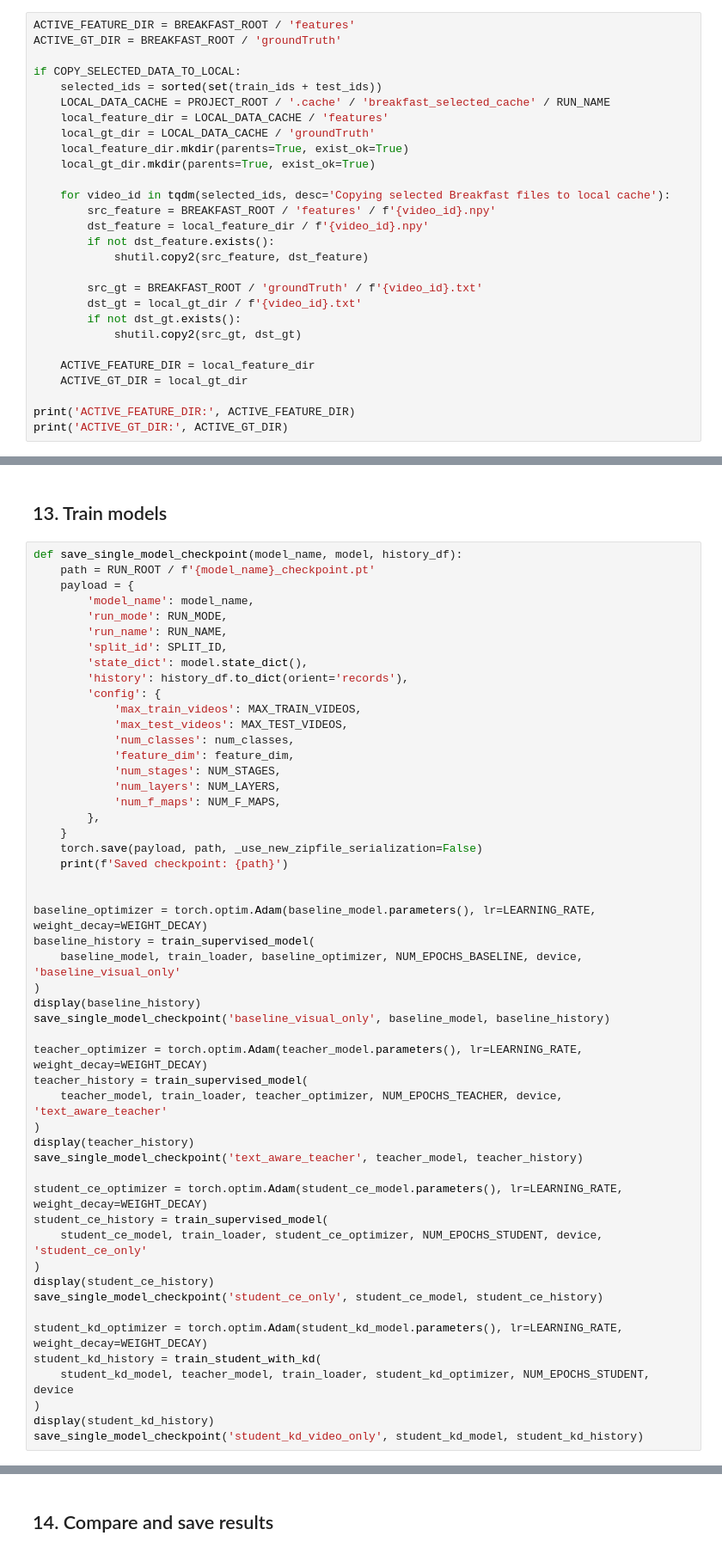
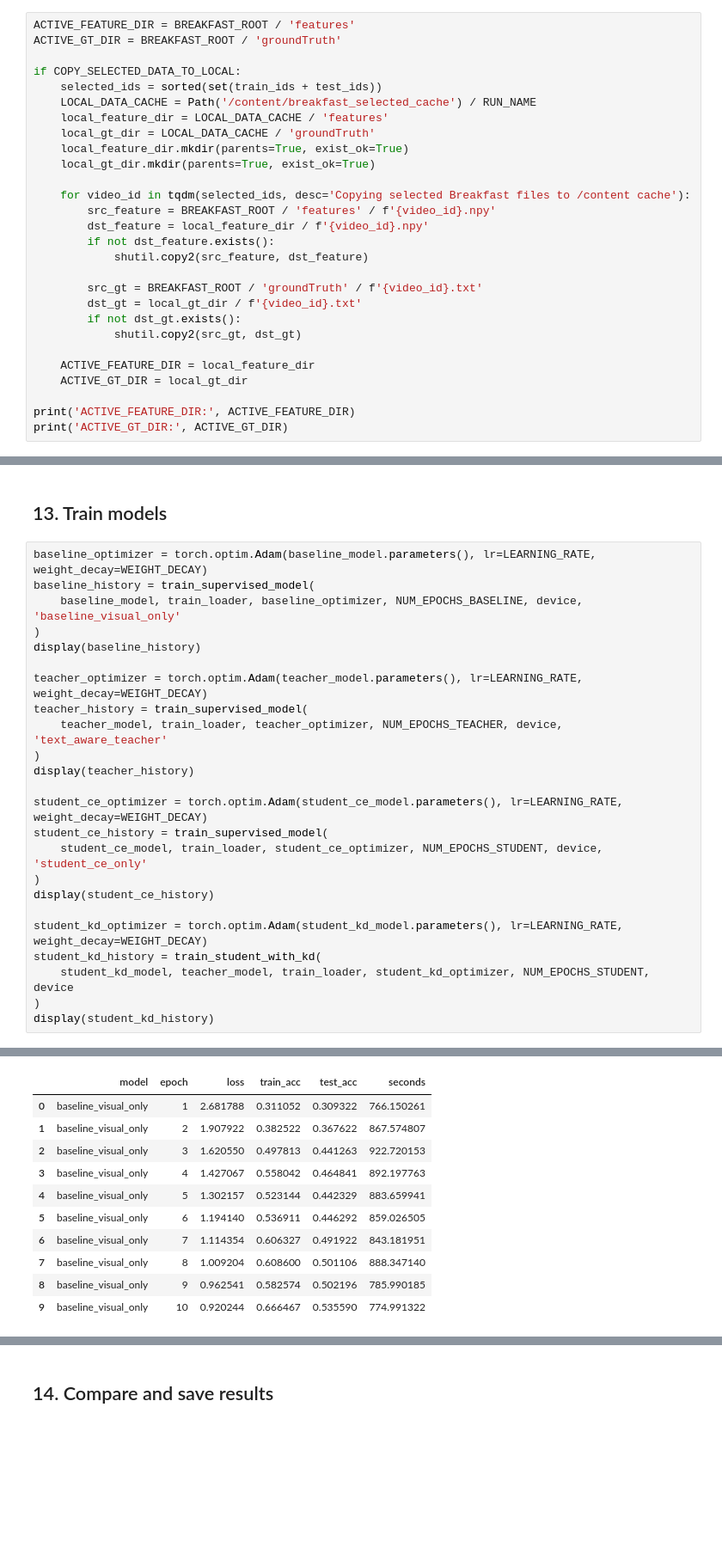
Before and after one commit to Bonartze/text-assisted-tas, a Jupyter notebook: notebooks/03_mstcn_teacher_student_training.ipynb, the cells around one changed output, grey strips where cells are left out. Shown at 86% size. Drawn from its saved outputs; the diff is of its cells as text; blank space fills up the shorter version.

```diff
--- a/notebooks/03_mstcn_teacher_student_training.ipynb
+++ b/notebooks/03_mstcn_teacher_student_training.ipynb
@@ -279,13 +232,13 @@ ACTIVE_GT_DIR = BREAKFAST_ROOT / 'groundTruth'
 
 if COPY_SELECTED_DATA_TO_LOCAL:
     selected_ids = sorted(set(train_ids + test_ids))
-    LOCAL_DATA_CACHE = PROJECT_ROOT / '.cache' / 'breakfast_selected_cache' / RUN_NAME
+    LOCAL_DATA_CACHE = Path('/content/breakfast_selected_cache') / RUN_NAME
     local_feature_dir = LOCAL_DATA_CACHE / 'features'
     local_gt_dir = LOCAL_DATA_CACHE / 'groundTruth'
     local_feature_dir.mkdir(parents=True, exist_ok=True)
     local_gt_dir.mkdir(parents=True, exist_ok=True)
 
-    for video_id in tqdm(selected_ids, desc='Copying selected Breakfast files to local cache'):
+    for video_id in tqdm(selected_ids, desc='Copying selected Breakfast files to /content cache'):
         src_feature = BREAKFAST_ROOT / 'features' / f'{video_id}.npy'
         dst_feature = local_feature_dir / f'{video_id}.npy'
         if not dst_feature.exists():
@@ -609,53 +577,27 @@ def train_student_with_kd(student, teacher, loader, optimizer, num_epochs, devic
 # %% [markdown]
 ## 13. Train models
 # %%
-def save_single_model_checkpoint(model_name, model, history_df):
-    path = RUN_ROOT / f'{model_name}_checkpoint.pt'
-    payload = {
-        'model_name': model_name,
-        'run_mode': RUN_MODE,
-        'run_name': RUN_NAME,
-        'split_id': SPLIT_ID,
-        'state_dict': model.state_dict(),
-        'history': history_df.to_dict(orient='records'),
-        'config': {
-            'max_train_videos': MAX_TRAIN_VIDEOS,
-            'max_test_videos': MAX_TEST_VIDEOS,
-            'num_classes': num_classes,
-            'feature_dim': feature_dim,
-            'num_stages': NUM_STAGES,
-            'num_layers': NUM_LAYERS,
-            'num_f_maps': NUM_F_MAPS,
-        },
-    }
-    torch.save(payload, path, _use_new_zipfile_serialization=False)
-    print(f'Saved checkpoint: {path}')
-
-
 baseline_optimizer = torch.optim.Adam(baseline_model.parameters(), lr=LEARNING_RATE, weight_decay=WEIGHT_DECAY)
 baseline_history = train_supervised_model(
     baseline_model, train_loader, baseline_optimizer, NUM_EPOCHS_BASELINE, device, 'baseline_visual_only'
 )
 display(baseline_history)
-save_single_model_checkpoint('baseline_visual_only', baseline_model, baseline_history)
 
 teacher_optimizer = torch.optim.Adam(teacher_model.parameters(), lr=LEARNING_RATE, weight_decay=WEIGHT_DECAY)
 teacher_history = train_supervised_model(
     teacher_model, train_loader, teacher_optimizer, NUM_EPOCHS_TEACHER, device, 'text_aware_teacher'
 )
 display(teacher_history)
-save_single_model_checkpoint('text_aware_teacher', teacher_model, teacher_history)
 
 student_ce_optimizer = torch.optim.Adam(student_ce_model.parameters(), lr=LEARNING_RATE, weight_decay=WEIGHT_DECAY)
 student_ce_history = train_supervised_model(
     student_ce_model, train_loader, student_ce_optimizer, NUM_EPOCHS_STUDENT, device, 'student_ce_only'
 )
 display(student_ce_history)
-save_single_model_checkpoint('student_ce_only', student_ce_model, student_ce_history)
 
 student_kd_optimizer = torch.optim.Adam(student_kd_model.parameters(), lr=LEARNING_RATE, weight_decay=WEIGHT_DECAY)
 student_kd_history = train_student_with_kd(
     student_kd_model, teacher_model, train_loader, student_kd_optimizer, NUM_EPOCHS_STUDENT, device
 )
 display(student_kd_history)
-save_single_model_checkpoint('student_kd_video_only', student_kd_model, student_kd_history)
+# %% [output]
@@ -661,0 +614,11 @@ save_single_model_checkpoint('student_kd_video_only', student_kd_model, student_
+|  | model | epoch | loss | train_acc | test_acc | seconds |
+| 0 | baseline_visual_only | 1 | 2.681788 | 0.311052 | 0.309322 | 766.150261 |
+| 1 | baseline_visual_only | 2 | 1.907922 | 0.382522 | 0.367622 | 867.574807 |
+| 2 | baseline_visual_only | 3 | 1.620550 | 0.497813 | 0.441263 | 922.720153 |
+| 3 | baseline_visual_only | 4 | 1.427067 | 0.558042 | 0.464841 | 892.197763 |
+| 4 | baseline_visual_only | 5 | 1.302157 | 0.523144 | 0.442329 | 883.659941 |
+| 5 | baseline_visual_only | 6 | 1.194140 | 0.536911 | 0.446292 | 859.026505 |
+| 6 | baseline_visual_only | 7 | 1.114354 | 0.606327 | 0.491922 | 843.181951 |
+| 7 | baseline_visual_only | 8 | 1.009204 | 0.608600 | 0.501106 | 888.347140 |
+| 8 | baseline_visual_only | 9 | 0.962541 | 0.582574 | 0.502196 | 785.990185 |
+| 9 | baseline_visual_only | 10 | 0.920244 | 0.666467 | 0.535590 | 774.991322 |
```
Also changed, not shown: parts of 15 cells of this notebook, 2 other files.
